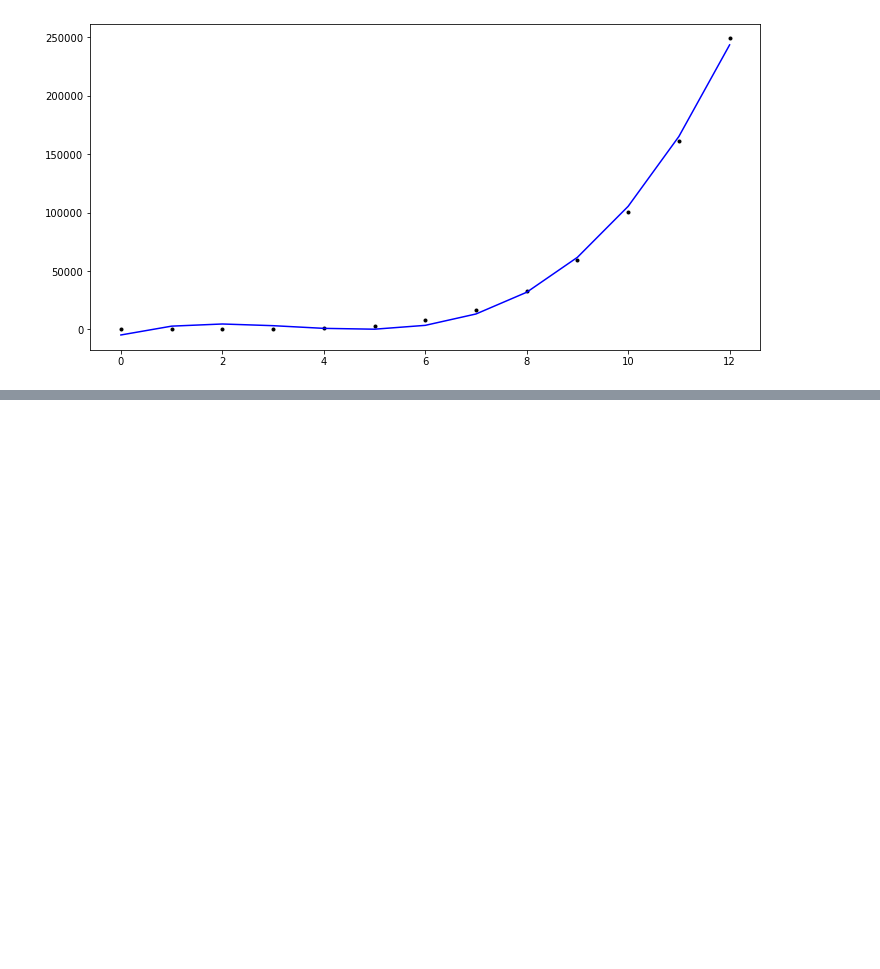
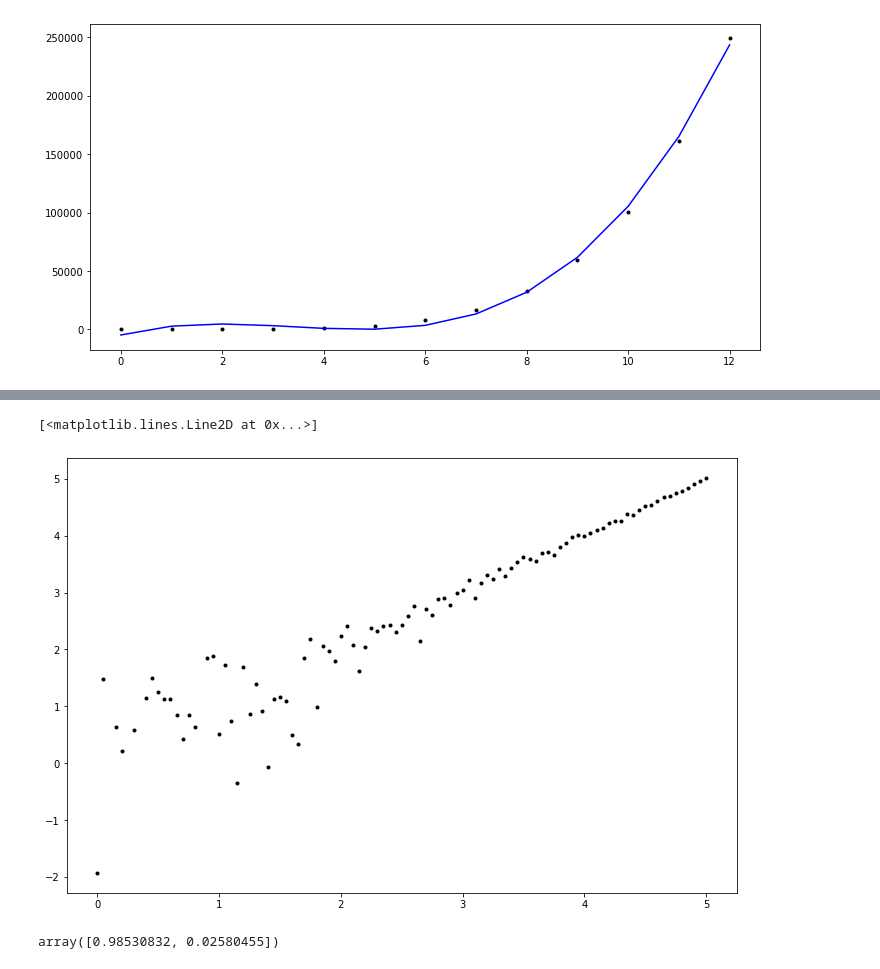
Before and after one commit to Lynch08/Machine_Learning_And_Statistics_2023, a Jupyter notebook: Messing.ipynb, the cells around one changed output, grey strips where cells are left out. Drawn from its saved outputs; the diff is of its cells as text; code cells hidden in the pictures; blank space fills up the shorter version.

```diff
--- a/Messing.ipynb
+++ b/Messing.ipynb
@@ -300,0 +358,22 @@ ax.plot(x1, np.polyval(params, x1), 'b-')
+# %%
+#get rid of nans
+# find nan values in log y
+nans = np.isnan(np.log(y))
+
+# disregard nan values in x
+xnan = x[~nans]
+
+# disregard nan values in y
+ynan = y[~nans]
+# %%
+#Create the plot
+fig, ax = plt.subplots(figsize = (12, 8))
+ax.plot(xnan, np.log(ynan), 'k.')
+# %% [output]
+[<matplotlib.lines.Line2D at 0x...>]
+[figure, added]
+# %%
+params = np.polyfit(xnan, np.log(ynan),1)
+params
+# %% [output]
+array([0.98530832, 0.02580455])
```
Also changed, not shown: parts of 10 cells of this notebook, 4 other files.
